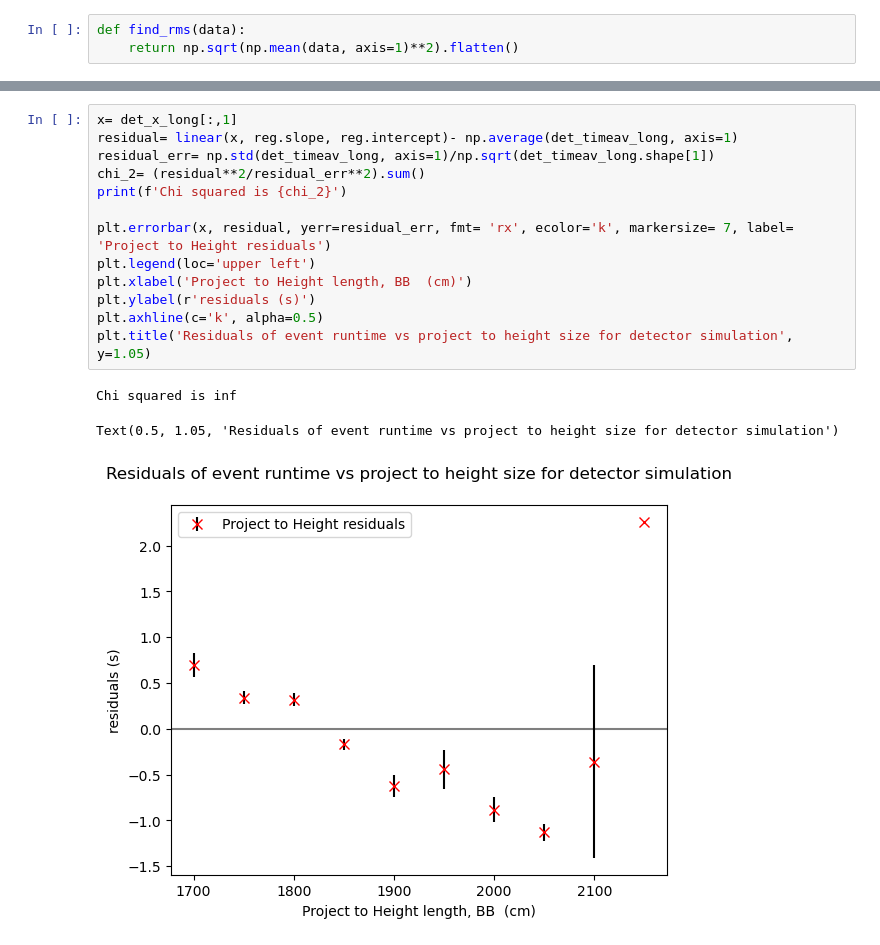
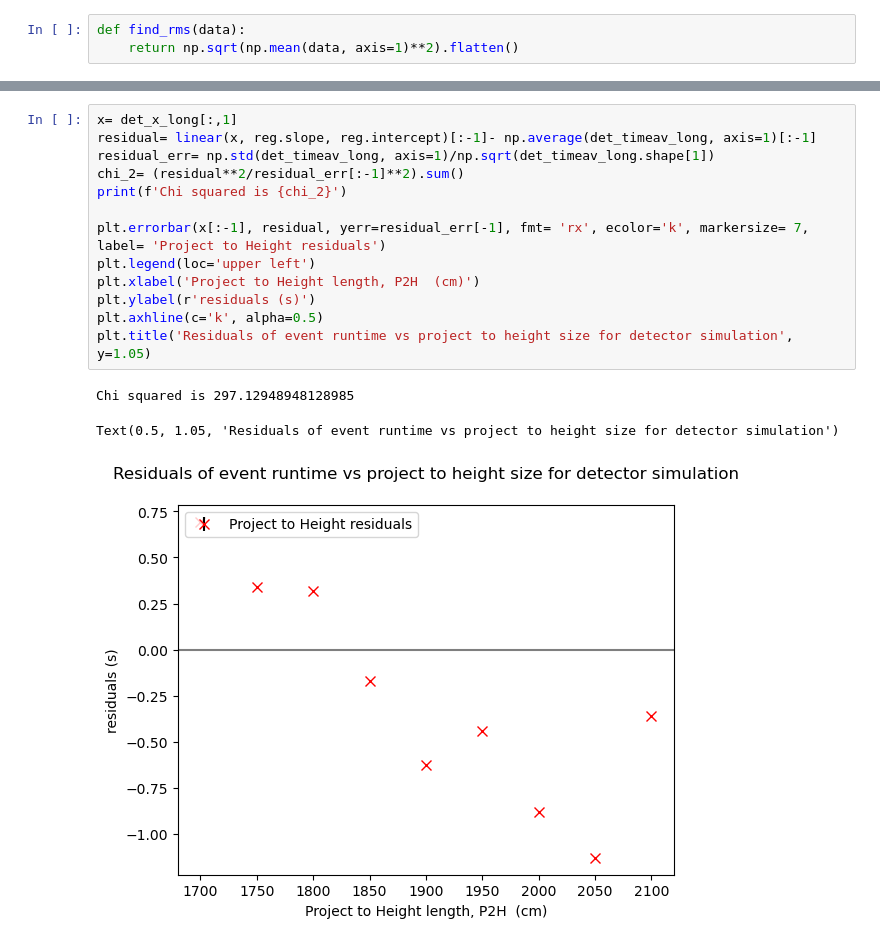
Before and after one commit to PINKTAIGAH/SHP, a Jupyter notebook: uproot_test/plot_time_P2H.ipynb, the cells around one changed output, grey strips where cells are left out. Drawn from its saved outputs; the diff is of its cells as text.

```diff
--- a/uproot_test/plot_time_P2H.ipynb
+++ b/uproot_test/plot_time_P2H.ipynb
@@ -142,17 +141,17 @@ The linear regression for long returns a slope of -0.0052 *- 0.00228229860150329
 # %%
 x= det_x_long[:,1]
-residual= linear(x, reg.slope, reg.intercept)- np.average(det_timeav_long, axis=1)
+residual= linear(x, reg.slope, reg.intercept)[:-1]- np.average(det_timeav_long, axis=1)[:-1]
 residual_err= np.std(det_timeav_long, axis=1)/np.sqrt(det_timeav_long.shape[1])
-chi_2= (residual**2/residual_err**2).sum()
+chi_2= (residual**2/residual_err[:-1]**2).sum()
 print(f'Chi squared is {chi_2}')
 
-plt.errorbar(x, residual, yerr=residual_err, fmt= 'rx', ecolor='k', markersize= 7, label= 'Project to Height residuals')
+plt.errorbar(x[:-1], residual, yerr=residual_err[-1], fmt= 'rx', ecolor='k', markersize= 7, label= 'Project to Height residuals')
 plt.legend(loc='upper left')
-plt.xlabel('Project to Height length, BB  (cm)')
+plt.xlabel('Project to Height length, P2H  (cm)')
 plt.ylabel(r'residuals (s)')
 plt.axhline(c='k', alpha=0.5)
 plt.title('Residuals of event runtime vs project to height size for detector simulation', y=1.05)
 # %% [output]
-Chi squared is inf
+Chi squared is 297.12948948128985
 Text(0.5, 1.05, 'Residuals of event runtime vs project to height size for detector simulation')
-[figure, old version]
+[figure, new version]
```
Also changed, not shown: parts of 10 cells of this notebook, 3 other files.
